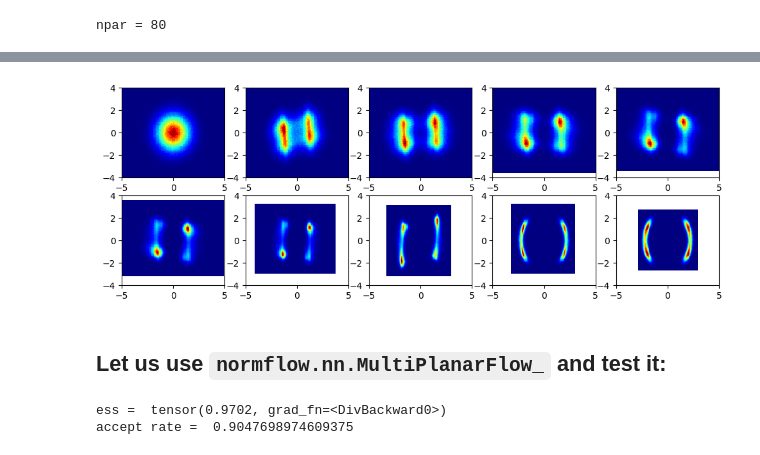
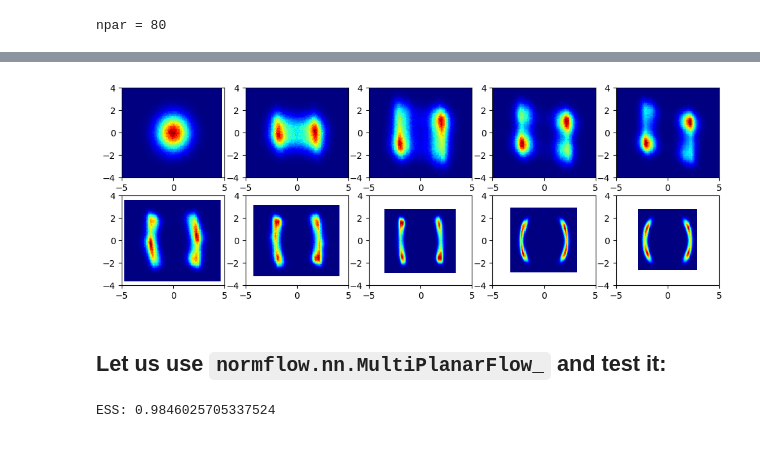
Before and after one commit to jkomijani/normflow, a Jupyter notebook: examples/multi-planar-flow.ipynb, the cells around one changed output, grey strips where cells are left out. Drawn from its saved outputs; the diff is of its cells as text; code cells hidden in the pictures.

Commit message:
use network_fn_ instead of deprecated net_, consistent ESS print & seed number

```diff
--- a/examples/multi-planar-flow.ipynb
+++ b/examples/multi-planar-flow.ipynb
@@ -263,12 +263,12 @@ prior = normflow.prior.NormalPrior(shape=(2,))
 
 net_ = ModuleList_([MultiPlanarFlow_(n=2, m=2) for _ in range(8)])
 
-model1 = Model(prior=prior, net_=net_, action=Action1(5))
+model1 = Model(prior=prior, network_fn_=net_, action=Action1(5))
 
-print(f"npar = {model1.net_.npar}")
+print(f"npar = {model1.network_fn_.npar}")
 # %% [output]
 npar = 80
 # %%
-load_pretrained_model = True
+load_pretrained_model = False
 
 if load_pretrained_model:
@@ -276,16 +276,14 @@ if load_pretrained_model:
-    model1.net_.set_weights_blob(weights_blob)
+    model1.network_fn_.set_weights_blob(weights_blob)
 else:
     from functools import partial
+    from torch.optim.lr_scheduler import CosineAnnealingLR
     n_epochs = 4000
     batch_size = 128
     model1.train(
         n_epochs,
         batch_size,
-        checkpoint_dict = dict(print_stride=100, print_batch_size=1024),
-        hyperparam = dict(lr=0.01),
-        scheduler = partial(
-            torch.optim.lr_scheduler.CosineAnnealingLR,
-            T_max = int(1.01 * n_epochs)
-        ),
-        # alpha_tmax = n_epochs // 2
+        hyperparam = dict(lr=0.003),
+        lr_scheduler_class = partial(CosineAnnealingLR, T_max = 1 + n_epochs),
+        alpha_tmax = n_epochs // 2
     )
+    weights_blob = model1.network_fn_.get_weights_blob()
@@ -296,0 +315,9 @@ reverse mode is OK if following values vanish (up to round off):
+# %%
+if not load_pretrained_model:
+
+    fig, axs = plt.subplots(1, 1, figsize=(6, 3))
+
+    log_dict = model1.trainer.logger.load_numpy()
+    plt.plot(log_dict['epoch'], log_dict['loss'], '-')
+    # plt.ylim(-11, -10.8)
+    plt.grid()
@@ -297,7 +326,4 @@ reverse mode is OK if following values vanish (up to round off):
 # %%
-y, logq, logp = model1.posterior.sample__(1024 * 64)
-print(
-    "ess = ", model1.trainer.calc_ess(logq, logp),
-    "\naccept rate = ", np.mean(normflow.mcmc.mcmc.Metropolis().calc_accept_status(logq - logp))
-)
+ess = model1.compute_metrics(batch_size=1024)[0]
+print(f"\nESS: {ess}\n")
 # %% [output]
@@ -327,41 +343,37 @@ del y
 # %%
 fig, axs = plt.subplots(2, 5, figsize=(12, 4))
 
 x, logr = model1.prior.sample_(1000000)
 
-stack = model1.net_.hack(x)
+stack = model1.network_fn_.hack(x)
 
 with torch.no_grad():
-    y, logj = model1.net_(x)
+    y, logj = model1.network_fn_(x)
     del x
     stack.append(model1.mcmc._accept_reject_step(y, logr - logj, -model1.action(y))[:2])
 
 for k, (y, _) in enumerate(stack):
     y = y.detach()
     ax = axs[k // 5][k % 5]
     ax.hist2d(y[:, 0], y[:, 1], bins=100, cmap=plt.cm.jet);
     ax.set_xlim([-5, 5])
     ax.set_ylim([-4, 4])
 
 del y, stack
 
-fig.savefig("model1.pdf")
+# fig.savefig("model1.pdf")
 # %% [output]
-[figure, old version]
+[figure, new version]
 # %% [markdown]
 ## Let us use ``normflow.nn.MultiPlanarFlow_`` and test it:
 # %%
 net_ = ModuleList_([normflow.nn.MultiPlanarFlow_(n=2, m=2) for _ in range(8)])
 
-model1 = Model(prior=prior, net_=net_, action=Action1(5))
+model1 = Model(prior=prior, network_fn_=net_, action=Action1(5))
 
-model1.net_.set_weights_blob(weights_blob)
+model1.network_fn_.set_weights_blob(weights_blob)
 
-y, logq, logp = model1.posterior.sample__(1024 * 64)
-print(
-    "ess = ", model1.trainer.calc_ess(logq, logp),
-    "\naccept rate = ", np.mean(normflow.mcmc.mcmc.Metropolis().calc_accept_status(logq - logp))
-)
+ess = model1.compute_metrics(batch_size=1024)[0]
+print(f"\nESS: {ess}\n")
 # %% [output]
-ess =  tensor(0.9702, grad_fn=<DivBackward0>)
-accept rate =  0.9047698974609375
+ESS: 0.9846025705337524
```
Also changed, not shown: parts of 9 cells of this notebook, 9 other files.
